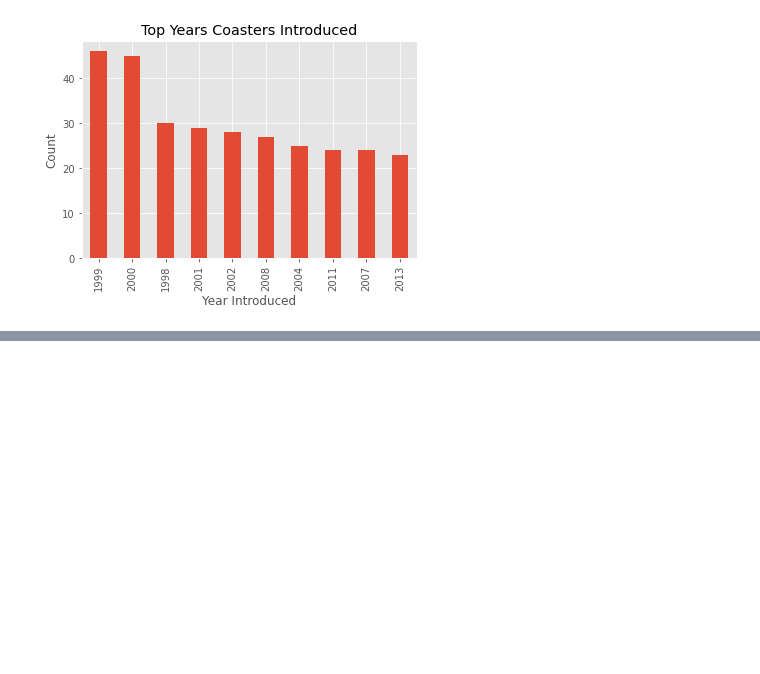
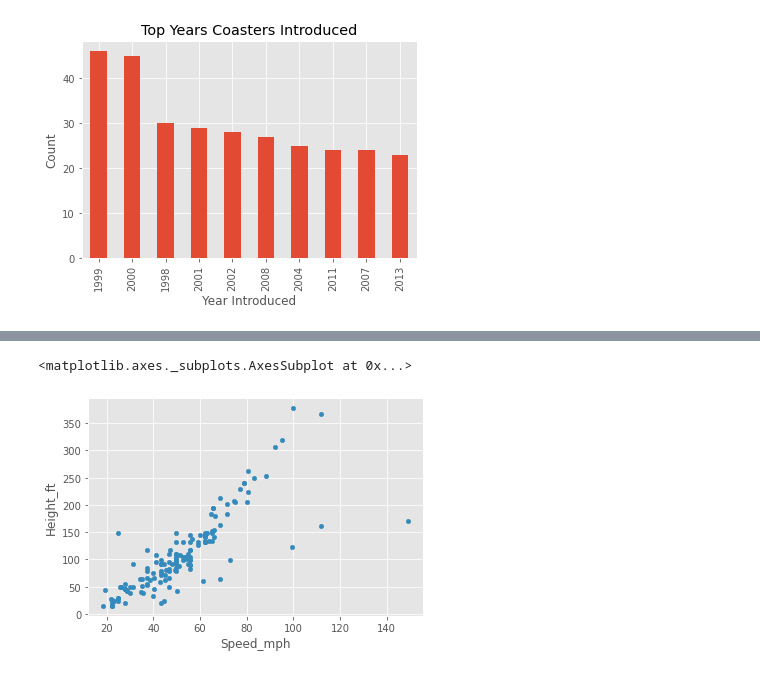
Before and after one commit to dilaraesmer/Exploratory_Data_Analysis_Project, a Jupyter notebook: Data_Analysis.ipynb, the cells around one changed output, grey strips where cells are left out. Cells and saved outputs as stored; diff of their text form; code cells hidden in the pictures; blank space fills up the shorter version.

```diff
--- a/Data_Analysis.ipynb
+++ b/Data_Analysis.ipynb
@@ -334,0 +351,7 @@ ax = df['Speed_mph'].plot(kind = 'hist',
+# %%
+df.plot(kind='scatter',
+        x='Speed_mph',
+        y='Height_ft')
+# %% [output]
+<matplotlib.axes._subplots.AxesSubplot at 0x...>
+[figure, added]
```
Also changed, not shown: parts of 3 cells of this notebook.
